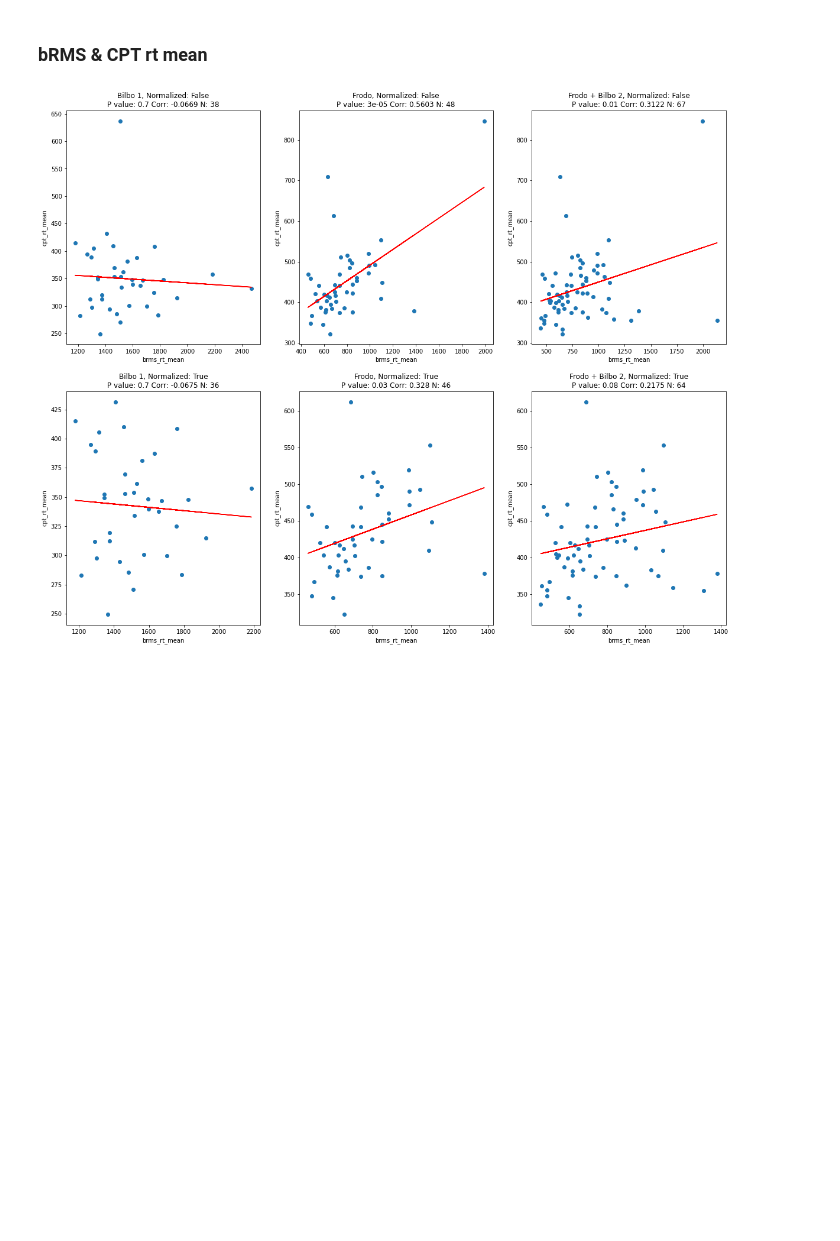
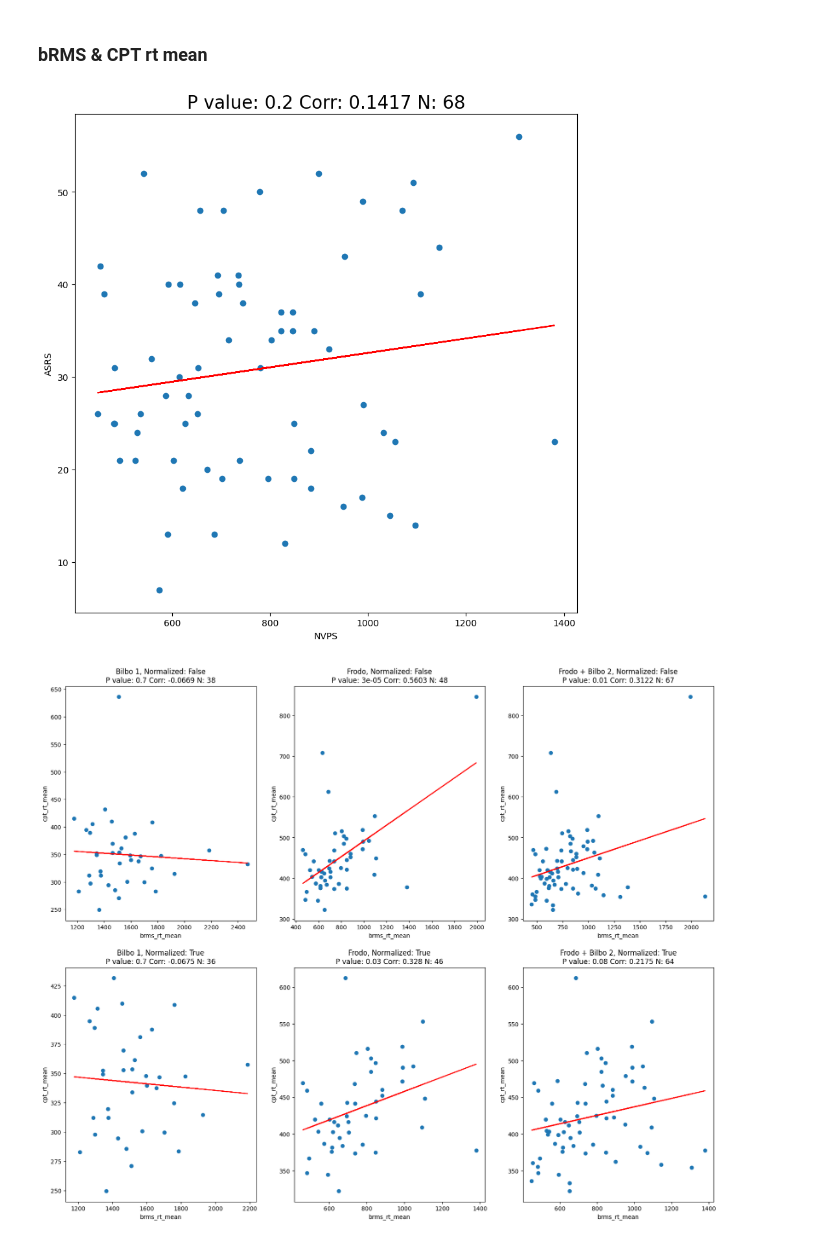
Before and after one commit to nadavWeisler/RmsCpt_Analysis, a Jupyter notebook: main.ipynb, the cells around one changed output. Drawn from its saved outputs; the diff is of its cells as text; code cells hidden in the pictures; blank space fills up the shorter version.

Commit message:
do analysis

```diff
--- a/main.ipynb
+++ b/main.ipynb
@@ -276,5 +298,12 @@ plot_multiple_two_columns_with_regression_line([
 # %% [markdown]
 ### bRMS & CPT rt mean
+# %%
+from analysis import plot_two_cols_with_regression_line
+
+
+plot_two_cols_with_regression_line(combine_frodo_bilbo_2_df, 'brms_rt_mean', 'asrs_result', "NVPS", "ASRS")
+# %% [output]
+[figure, added]
 # %%
 plot_multiple_two_columns_with_regression_line([
     [bilbo_1_df, 'brms_rt_mean', 'cpt_rt_mean', False, "Bilbo 1"],
```
Also changed, not shown: parts of 13 cells of this notebook, 2 other files.
